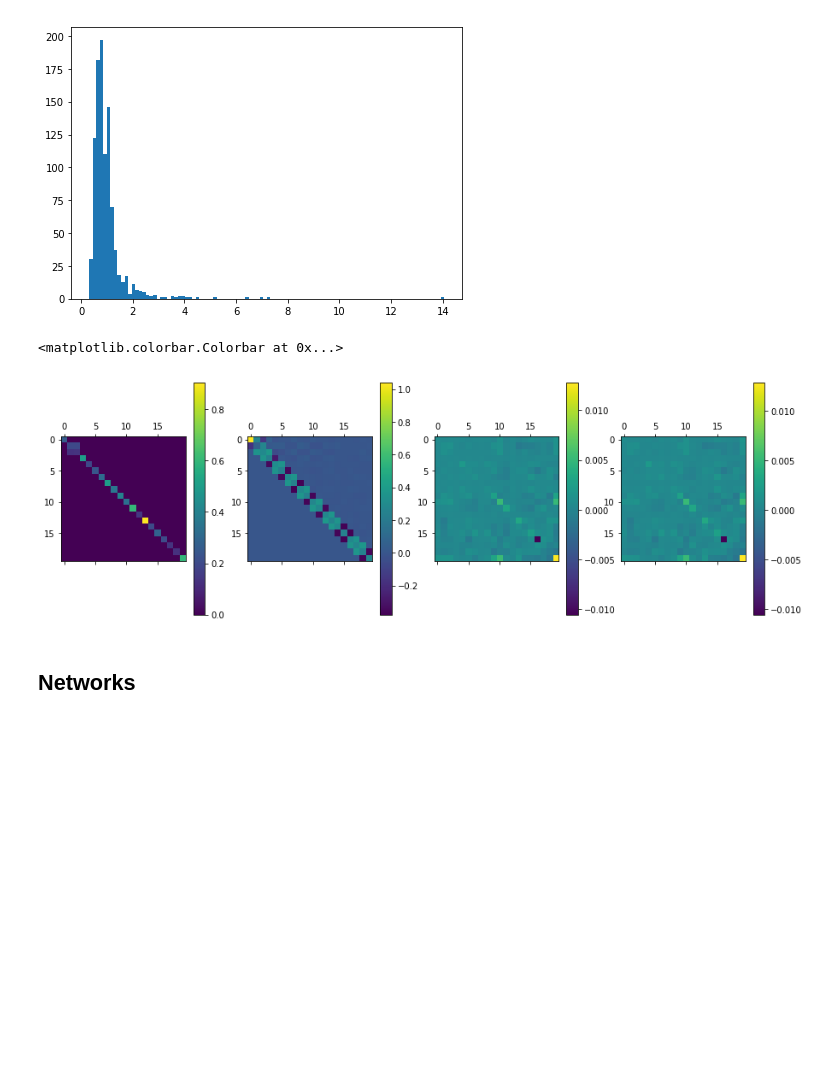
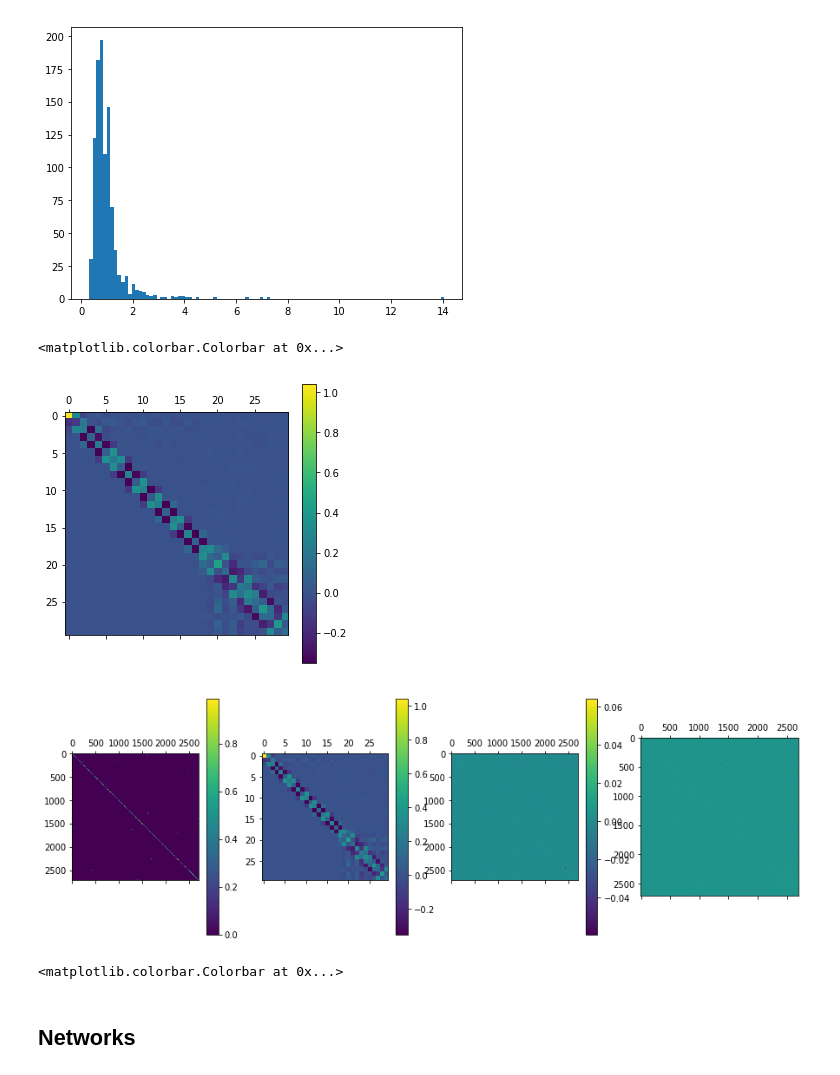
Before and after one commit to mvkolos/LanczosNet, a Jupyter notebook: experiments/masha/architecture_experiments.ipynb, the cells around one changed output. Saved outputs shown, nothing was run; the diff lists cells and outputs as text; code cells hidden in the pictures; blank space fills up the shorter version.

```diff
--- a/experiments/masha/architecture_experiments.ipynb
+++ b/experiments/masha/architecture_experiments.ipynb
@@ -49,16 +63,25 @@ S, Q, T = process_adjacency_matrix(A, k, ritz=False)
+# %%
+plt.matshow(T)
+plt.colorbar()
+# %% [output]
+<matplotlib.colorbar.Colorbar at 0x...>
+[figure, added]
 # %%
 f, (ax1, ax2, ax3, ax4) = plt.subplots(1, 4, figsize=(15, 5))
-m1 = ax1.matshow(S[:20,:20])
-m2 = ax2.matshow(T[:20,:20])
-m3 = ax3.matshow((Q@T@Q.T)[:20,:20])
-m4 = ax4.matshow((V@R@V.T)[:20,:20])
+
+m1 = ax1.matshow(S)
+m2 = ax2.matshow(T)
+m3 = ax3.matshow((Q@T@Q.T))
+m4 = ax4.matshow((V@R@V.T))
 f.colorbar(m1, ax=ax1)
+# plt.title('f')
 f.colorbar(m2, ax=ax2)
 f.colorbar(m3, ax=ax3)
+plt.show()
 f.colorbar(m4, ax=ax4)
 # %% [output]
+[figure, new version]
 <matplotlib.colorbar.Colorbar at 0x...>
-[figure, old version]
 # %% [markdown]
 ## Networks
 # %%
```
Also changed, not shown: parts of 9 cells of this notebook, 1 other file.
